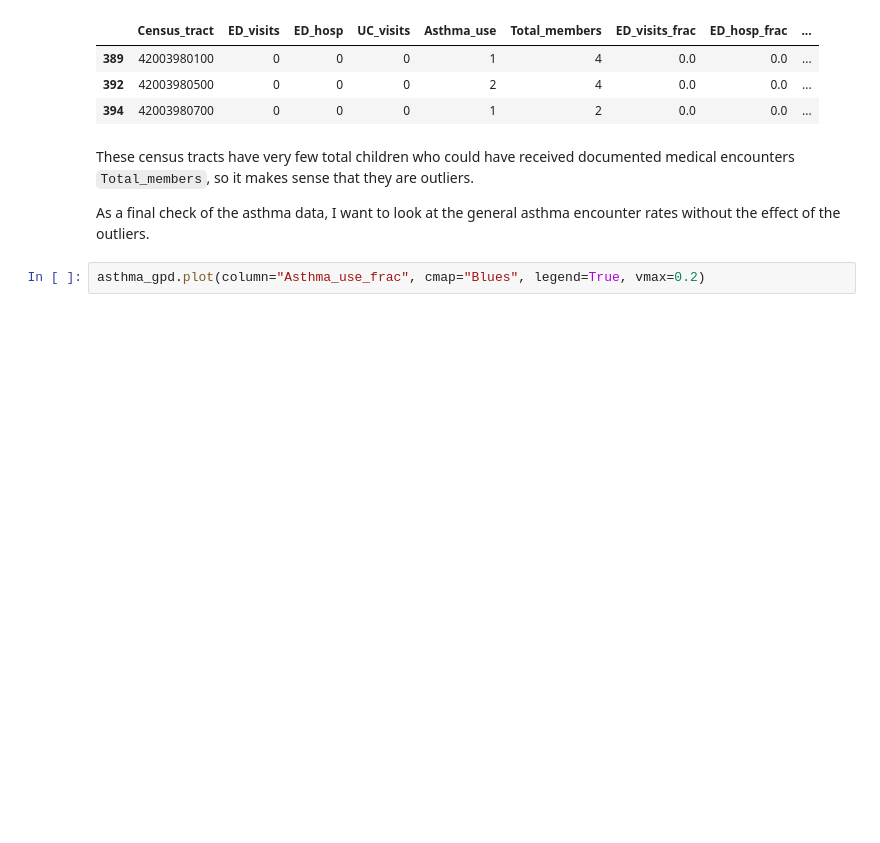
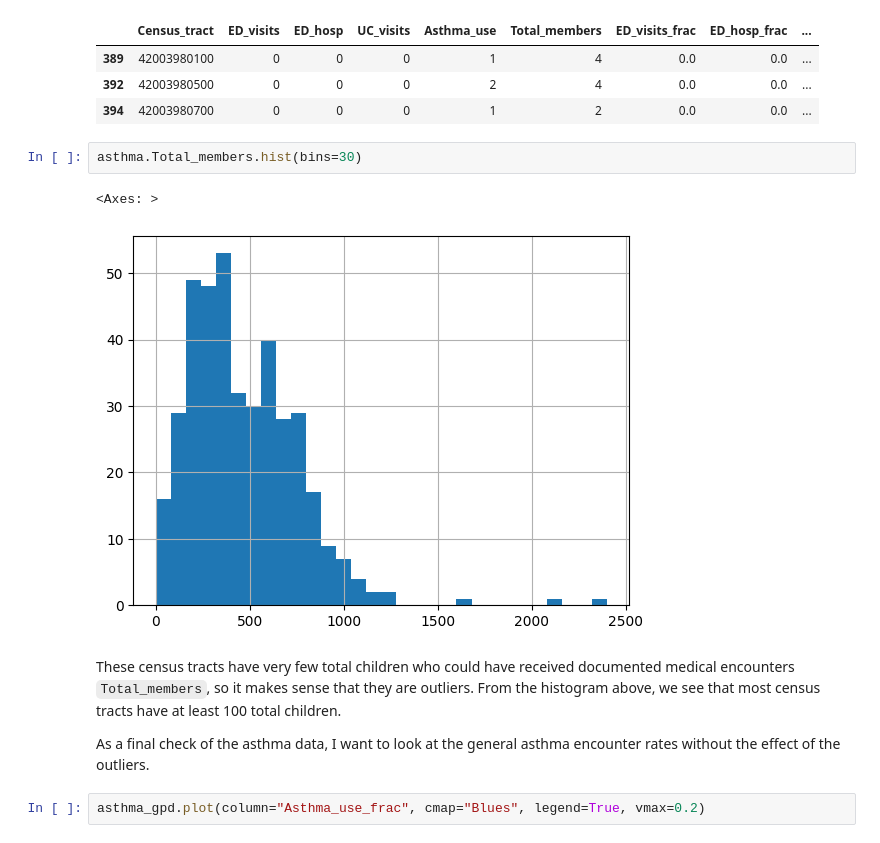
Before and after one commit to eli-goodfriend/air_brain, a Jupyter notebook: notebooks/WIP Asthma vs PM25.ipynb, the cells around one changed output. Saved outputs shown, nothing was run; the diff lists cells and outputs as text; blank space fills up the shorter version.

```diff
--- a/notebooks/WIP Asthma vs PM25.ipynb
+++ b/notebooks/WIP Asthma vs PM25.ipynb
@@ -84,8 +109,13 @@ asthma.loc[asthma.Asthma_use_frac > 0.2]
 | 389 | 42003980100 | 0 | 0 | 0 | 1 | 4 | 0.0 | 0.0 | ... |
 | 392 | 42003980500 | 0 | 0 | 0 | 2 | 4 | 0.0 | 0.0 | ... |
 | 394 | 42003980700 | 0 | 0 | 0 | 1 | 2 | 0.0 | 0.0 | ... |
+# %%
+asthma.Total_members.hist(bins=30)
+# %% [output]
+<Axes: >
+[figure, added]
 # %% [markdown]
-These census tracts have very few total children who could have received documented medical encounters `Total_members`, so it makes sense that they are outliers.
+These census tracts have very few total children who could have received documented medical encounters `Total_members`, so it makes sense that they are outliers. From the histogram above, we see that most census tracts have at least 100 total children.
 
 As a final check of the asthma data, I want to look at the general asthma encounter rates without the effect of the outliers.
 # %%
```
Also changed, not shown: parts of 18 cells of this notebook, 1 other file.
